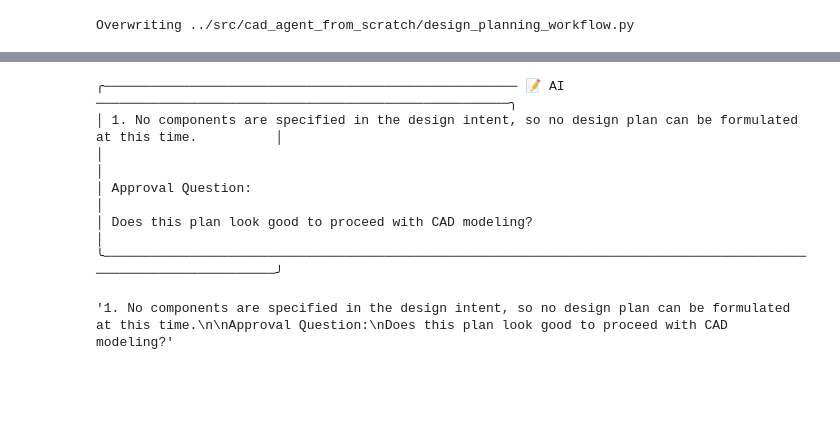
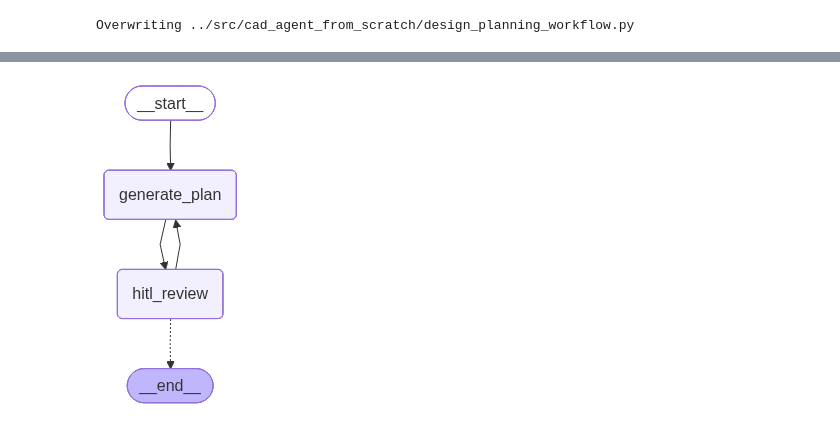
Before and after one commit to DEEPAKRAJ-06/CAD_Generation_Agent, a Jupyter notebook: notebooks/planning.ipynb, the cells around one changed output, grey strips where cells are left out. Cells and saved outputs as stored; diff of their text form; code cells hidden in the pictures; blank space fills up the shorter version.

Commit message:
Update planning node logic

```diff
--- a/notebooks/planning.ipynb
+++ b/notebooks/planning.ipynb
@@ -271,36 +161,16 @@ display(Image(scope.get_graph(xray=True).draw_mermaid_png()))
-# %%
-# Run the CAD design planning workflow
-from utils import format_messages
-from cad_agent_from_scratch.design_planning_workflow import builder
-
-thread = {"configurable": {"thread_id": "11"}}
-
-
-# Invoke Planning workflow
-result = scope.invoke(
-    {
-        "design_intent": "Design a solid cube with a side length of 50 units.",
-        "parsed_intent": {
-            "object_name": "cube",
-            "components": ['cube'],
-            "dimensions": {"side_length": "50 units"},
-            "configuration": "solid",
-            "assumptions": None
-        },
-        "human_approved": True   # 🔑 stop condition
-    },
-    config=thread
-)
-
-format_messages(result.get("plan_messages", []))
-# %% [output]
-╭───────────────────────────────────────────────────── 📝 AI ─────────────────────────────────────────────────────╮
-│ 1. No components are specified in the design intent, so no design plan can be formulated at this time.          │
-│                                                                                                                 │
-│ Approval Question:                                                                                              │
-│ Does this plan look good to proceed with CAD modeling?                                                          │
-╰─────────────────────────────────────────────────────────────────────────────────────────────────────────────────╯
-# %%
-result["design_plan"]
-# %% [output]
-'1. No components are specified in the design intent, so no design plan can be formulated at this time.\n\nApproval Question:\nDoes this plan look good to proceed with CAD modeling?'
+# %%
+from langgraph.checkpoint.memory import InMemorySaver
+from cad_agent_from_scratch.design_planning_workflow import planning_builder
+from IPython.display import Image, display
+
+checkpointer = InMemorySaver()
+
+planning_agent = planning_builder.compile(
+    checkpointer=checkpointer
+)
+
+display(
+    Image(planning_agent.get_graph(xray=True).draw_mermaid_png())
+)
+# %% [output]
+[figure, added]
```
Also changed, not shown: parts of 9 cells of this notebook, 7 other files.
